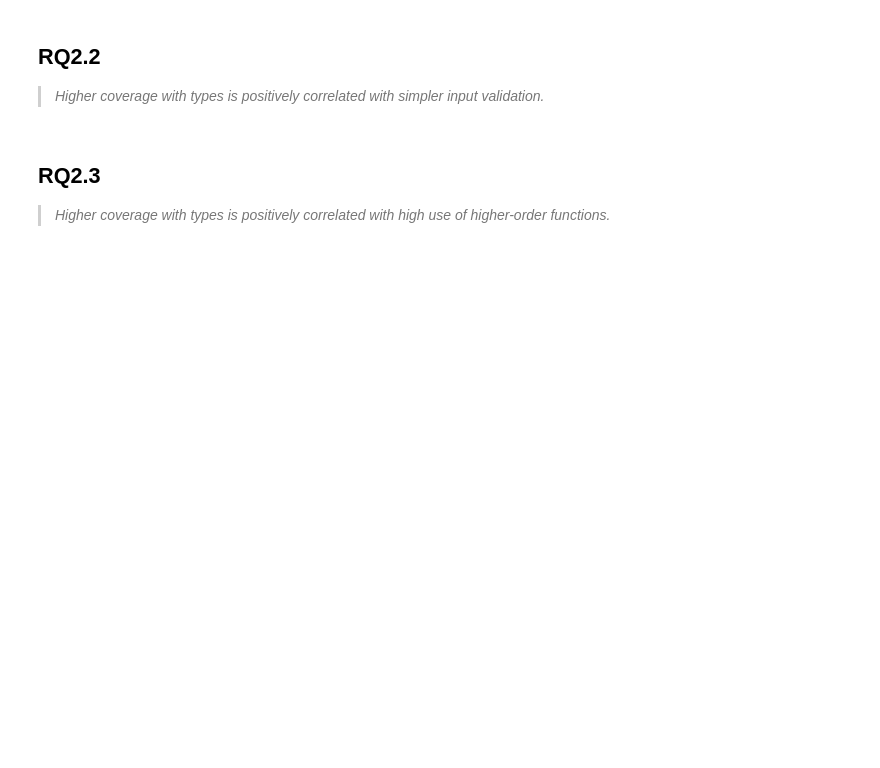
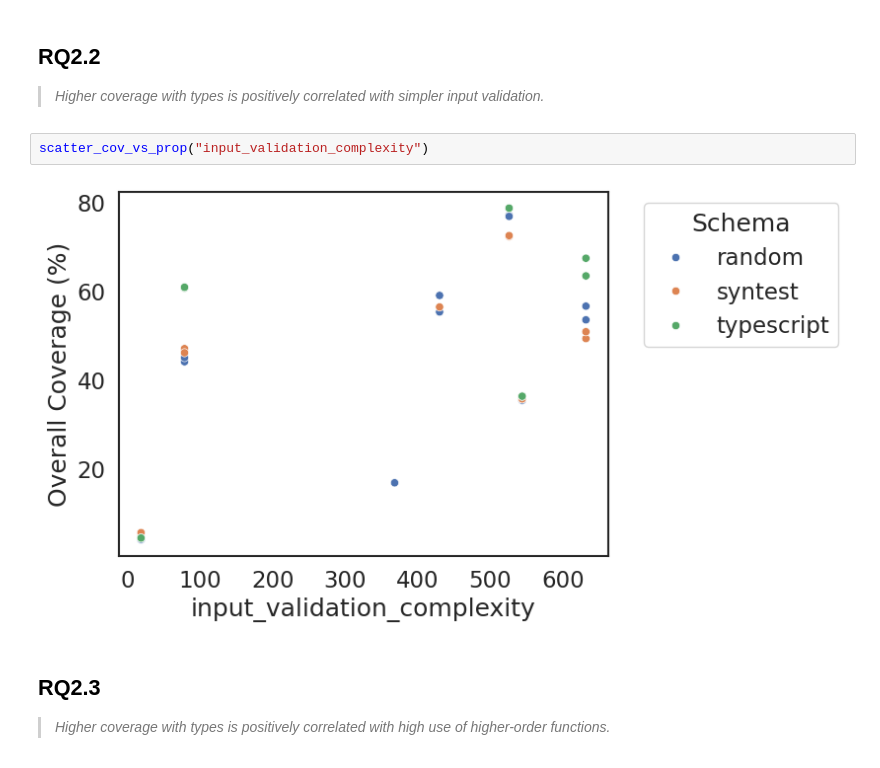
Before and after one commit to mayant15/railcar, a Jupyter notebook: infra/report.ipynb, the cells around one changed output. Drawn from its saved outputs; the diff is of its cells as text; blank space fills up the shorter version.

```diff
--- a/infra/report.ipynb
+++ b/infra/report.ipynb
@@ -94,6 +144,10 @@ def rq1_1_overall_coverage_table():
 # %% [markdown]
 ## RQ2.2
 > *Higher coverage with types is positively correlated with simpler input validation.*
+# %%
+scatter_cov_vs_prop("input_validation_complexity")
+# %% [output]
+[figure, added]
 # %% [markdown]
 ## RQ2.3
 > *Higher coverage with types is positively correlated with high use of higher-order functions.*
```
Also changed, not shown: parts of 15 cells of this notebook, 3 other files.
